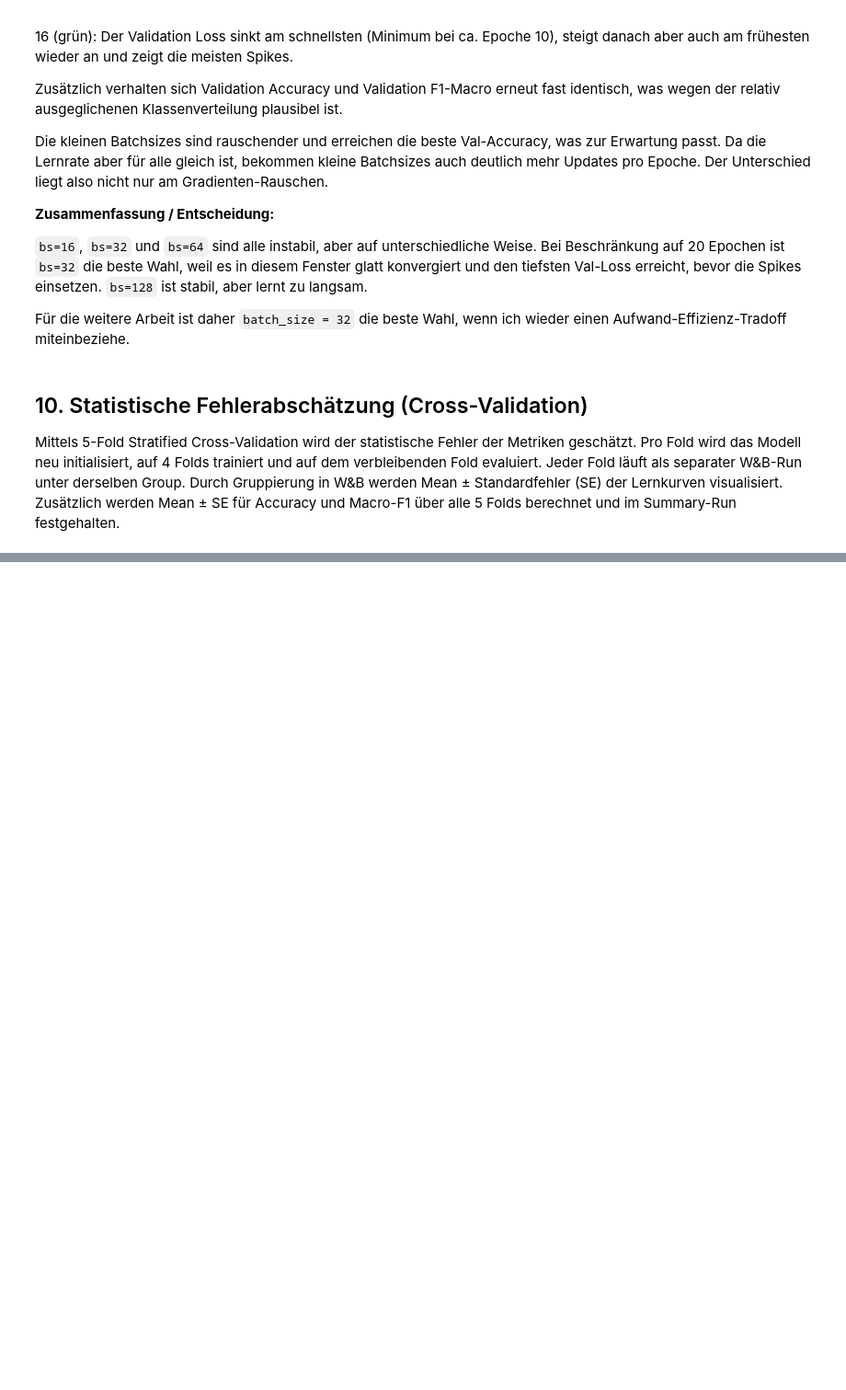
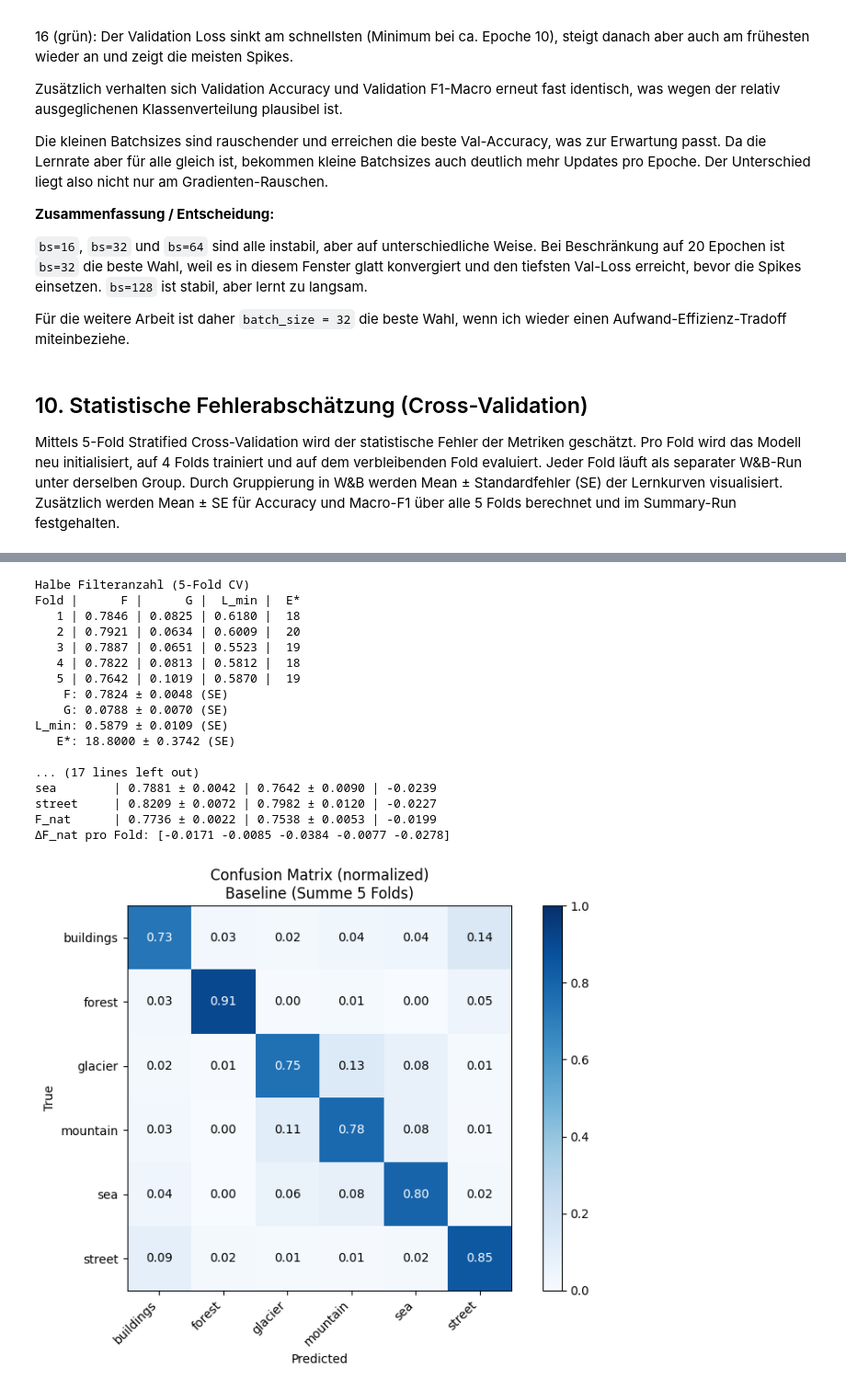
Before and after one commit to damiansze/DEL_FS26, a Jupyter notebook: DEL_MC.ipynb, the cells around one changed output, grey strips where cells are left out. Shown at 92% size. Drawn from its saved outputs; the diff is of its cells as text; code cells hidden in the pictures; blank space fills up the shorter version.

```diff
--- a/DEL_MC.ipynb
+++ b/DEL_MC.ipynb
@@ -912,0 +1298,29 @@ Die geringe Streuung über alle Folds zeigt, dass das Ergebnis nicht von der spe
+# %%
+H2_CV_RUNS = ['uuhs1z59', 'a0odv67t', '5heyz0d7', '7erv3u94', 'gjajp6sx']
+
+h2_cv = load_cv_metrics(H2_CV_RUNS)
+print_cv_metrics(h2_cv, "Halbe Filteranzahl (5-Fold CV)")
+print()
+compare_cv(baseline_cv, h2_cv, "half")
+print()
+h2_class = load_cv_class_metrics(H2_CV_RUNS)
+compare_class_metrics(baseline_class, h2_class, "half")
+# %% [output]
+Halbe Filteranzahl (5-Fold CV)
+Fold |      F |      G |  L_min |  E*
+   1 | 0.7846 | 0.0825 | 0.6180 |  18
+   2 | 0.7921 | 0.0634 | 0.6009 |  20
+   3 | 0.7887 | 0.0651 | 0.5523 |  19
+   4 | 0.7822 | 0.0813 | 0.5812 |  18
+   5 | 0.7642 | 0.1019 | 0.5870 |  19
+    F: 0.7824 ± 0.0048 (SE)
+    G: 0.0788 ± 0.0070 (SE)
+L_min: 0.5879 ± 0.0109 (SE)
+   E*: 18.8000 ± 0.3742 (SE)
+
+... (17 lines left out)
+sea        | 0.7881 ± 0.0042 | 0.7642 ± 0.0090 | -0.0239
+street     | 0.8209 ± 0.0072 | 0.7982 ± 0.0120 | -0.0227
+F_nat      | 0.7736 ± 0.0022 | 0.7538 ± 0.0053 | -0.0199
+ΔF_nat pro Fold: [-0.0171 -0.0085 -0.0384 -0.0077 -0.0278]
+[figure, added]
```
Also changed, not shown: parts of 57 cells of this notebook.
